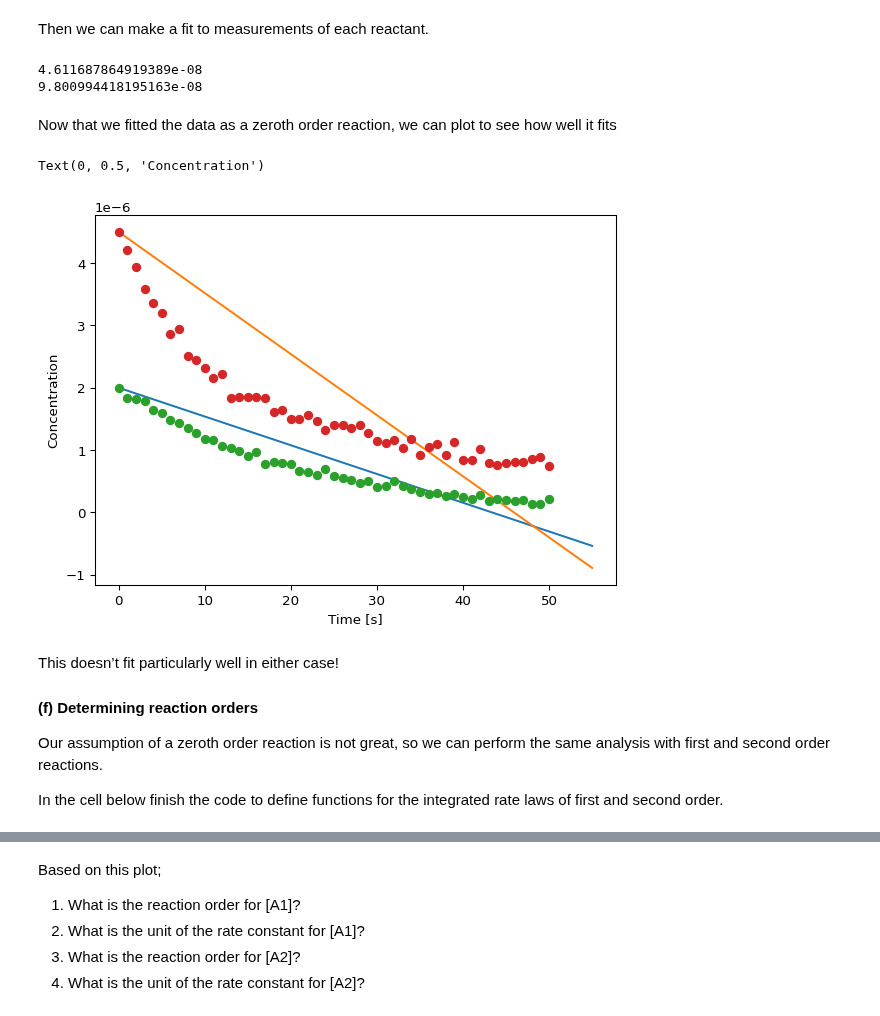
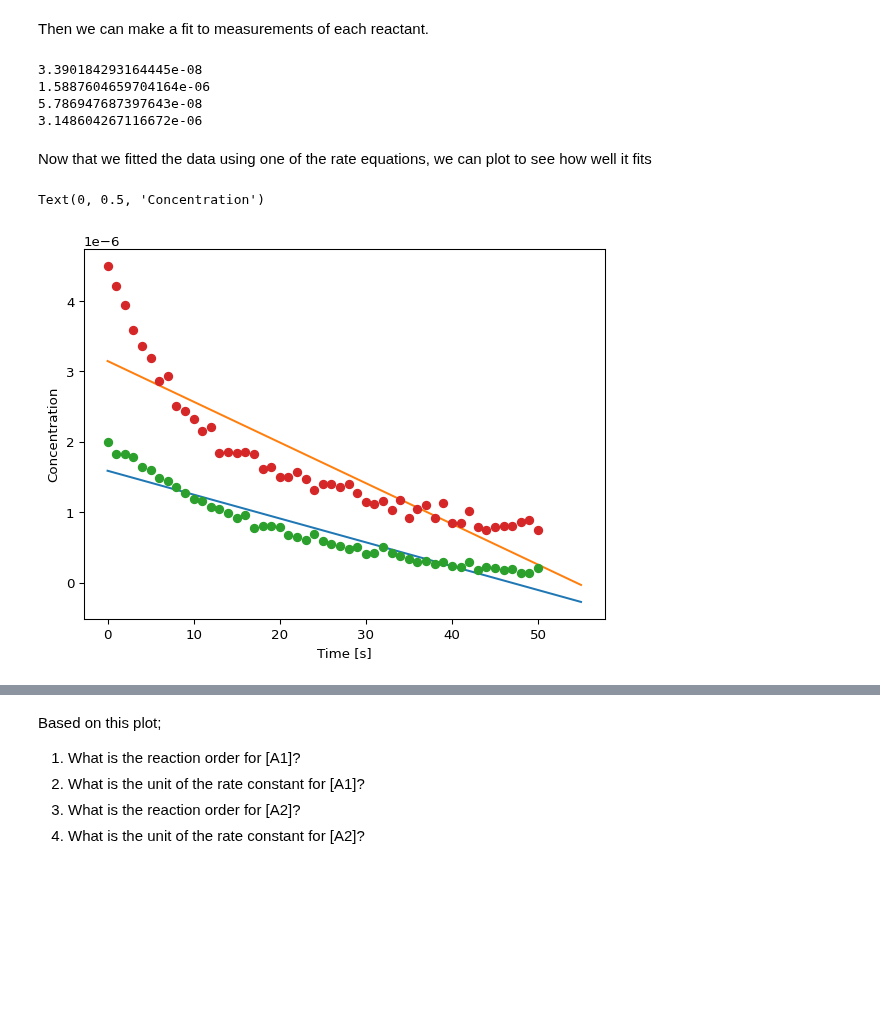
Before and after one commit to au-mbg/fysisk-biokemi, a Jupyter notebook: built_notebooks/master/week_47.ipynb, the cells around one changed output, grey strips where cells are left out. Saved outputs shown, nothing was run; the diff lists cells and outputs as text; code cells hidden in the pictures; blank space fills up the shorter version.

```diff
--- a/built_notebooks/master/week_47.ipynb
+++ b/built_notebooks/master/week_47.ipynb
@@ -326,67 +335,53 @@ def zeroth_order(t, k, A0):
 # %% [markdown]
 Then we can make a fit to measurements of each reactant.
-# %%
-## Your task: Look at the displayed dataframe to determine the initial concs.
-## Assign them to these variables in SI units (Molar).
-A1_0 = 2.0 * 10**(-6)
-A2_0 = 4.5 * 10**(-6)
-
-
-## Helper functions: Don't worry too much about these.
-def zeroth_order_A1(t, k):
-    ## Uses the initial concentration of A1
-    return zeroth_order(t, k, A1_0)
-
-def zeroth_order_A2(t, k):
-    ## Uses the initial concentration of A2
-    return zeroth_order(t, k, A2_0)
-
-## Your task: Make a fit of the A1_M data using the zeroth_order_A1 function ##
-fitted_parameters_A1, trash = curve_fit(zeroth_order_A1, df['Time_s'], df['A1_M'])
-k_A1 = fitted_parameters_A1[0]
-
-## Your task: Make a fit of the A2_M data using the zeroth_order_A2 function ##
-fitted_parameters_A2, trash = curve_fit(zeroth_order_A2, df['Time_s'], df['A2_M'])
-k_A2 = fitted_parameters_A2[0]
-
-## Prints the found parameters
-print(k_A1)
-print(k_A2)
-# %% [output]
-4.611687864919389e-08
-9.800994418195163e-08
+# %%
+## Your task: Pick a rate equation and assign it to the variable rate_equation
+## You can change this to first_order or second_order
+## Do not call the function - so no (...) just assign it to the variable.
+rate_equation = zeroth_order
+
+## Your task: Make a fit of the A1_M data with 'rate_equation'.
+fitted_parameters_A1, trash = curve_fit(rate_equation, df['Time_s'], df['A1_M'])
+k_A1_fit = fitted_parameters_A1[0]
+A1_0_fit = fitted_parameters_A1[1]
+
+## Your task: Make a fit of the A2_M with 'rate_equation'.
+fitted_parameters_A2, trash = curve_fit(rate_equation, df['Time_s'], df['A2_M'])
+k_A2_fit = fitted_parameters_A2[0]
+A2_0_fit = fitted_parameters_A2[1]
+
+## Prints the found parameters
+print(k_A1_fit)
+print(A1_0_fit)
+
+print(k_A2_fit)
+print(A2_0_fit)
+# %% [output]
+3.390184293164445e-08
+1.5887604659704164e-06
+5.786947687397643e-08
+3.148604267116672e-06
 # %% [markdown]
-Now that we fitted the data as a zeroth order reaction, we can plot to
-see how well it fits
+Now that we fitted the data using one of the rate equations, we can plot
+to see how well it fits
 # %%
 fig, ax = plt.subplots()
 
 t_smooth = np.linspace(0, 55)
-A1_fit = zeroth_order_A1(t_smooth, k_A1)
-A2_fit = zeroth_order_A2(t_smooth, k_A2)
+A1_fit = rate_equation(t_smooth, k_A1_fit, A1_0_fit)
+A2_fit = rate_equation(t_smooth, k_A2_fit, A2_0_fit)
 
-## Your task: Make plots of concentration (y) versus time (x). ##
-## Hint: ax.plot(x_data, y_data, 'o') to make a scatter plot. ##
+## Your task: Plot the fits
 ax.plot(t_smooth, A1_fit)
 ax.plot(t_smooth, A2_fit)
 
 ## Plots the data ##
 ax.plot(df['Time_s'], df['A1_M'], 'o')
 ax.plot(df['Time_s'], df['A2_M'], 'o')
 
 ## EXTRA: Customization of axis labels ##
 ax.set_xlabel('Time [s]')
 ax.set_ylabel('Concentration')
 # %% [output]
 Text(0, 0.5, 'Concentration')
-[figure, old version]
+[figure, new version]
-# %% [markdown]
-This doesn’t fit particularly well in either case!
-
-#### (f) Determining reaction orders
-
-Our assumption of a zeroth order reaction is not great, so we can
-perform the same analysis with first and second order reactions.
-
-In the cell below finish the code to define functions for the integrated
-rate laws of first and second order.
```
Also changed, not shown: parts of 6 cells of this notebook, 13 other files.
